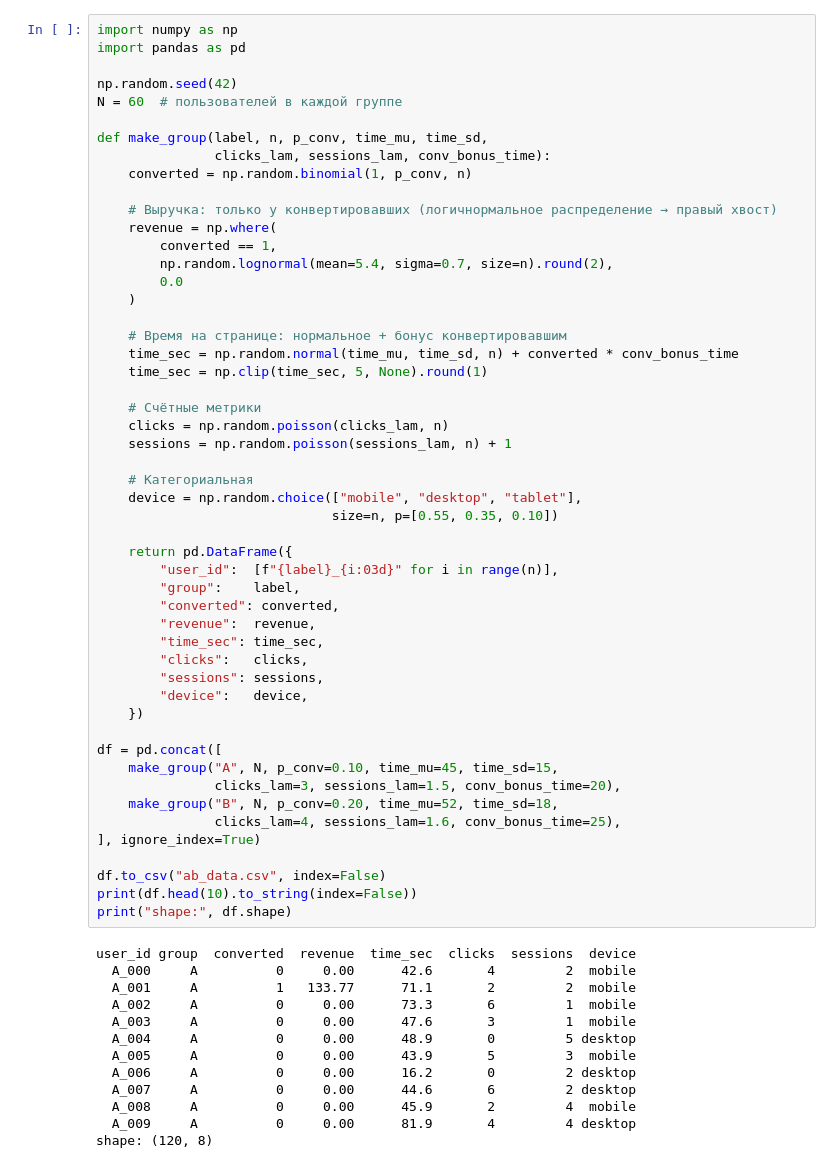
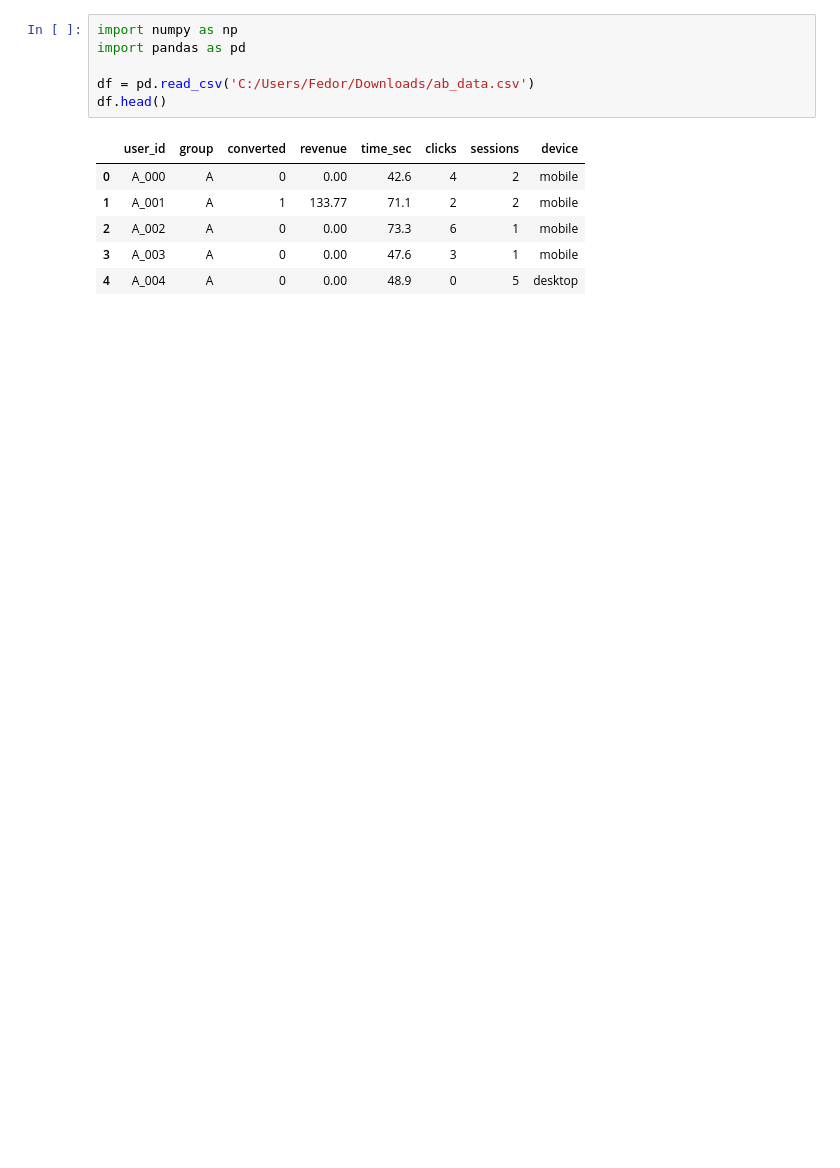
Before and after one commit to FredBrit/fluent_python, a Jupyter notebook: ab_edu.ipynb, the cells around one changed output. Cells and saved outputs as stored; diff of their text form; blank space fills up the shorter version.

```diff
--- a/ab_edu.ipynb
+++ b/ab_edu.ipynb
@@ -1,64 +1,13 @@
 # %%
 import numpy as np
 import pandas as pd
 
-np.random.seed(42)
-N = 60  # пользователей в каждой группе
-
-def make_group(label, n, p_conv, time_mu, time_sd,
-               clicks_lam, sessions_lam, conv_bonus_time):
-    converted = np.random.binomial(1, p_conv, n)
-
-    # Выручка: только у конвертировавших (логичнормальное распределение → правый хвост)
-    revenue = np.where(
-        converted == 1,
-        np.random.lognormal(mean=5.4, sigma=0.7, size=n).round(2),
-        0.0
-    )
-
-    # Время на странице: нормальное + бонус конвертировавшим
-    time_sec = np.random.normal(time_mu, time_sd, n) + converted * conv_bonus_time
-    time_sec = np.clip(time_sec, 5, None).round(1)
-
-    # Счётные метрики
-    clicks = np.random.poisson(clicks_lam, n)
-    sessions = np.random.poisson(sessions_lam, n) + 1
-
-    # Категориальная
-    device = np.random.choice(["mobile", "desktop", "tablet"],
-                              size=n, p=[0.55, 0.35, 0.10])
-
-    return pd.DataFrame({
-        "user_id":  [f"{label}_{i:03d}" for i in range(n)],
-        "group":    label,
-        "converted": converted,
-        "revenue":  revenue,
-        "time_sec": time_sec,
-        "clicks":   clicks,
-        "sessions": sessions,
-        "device":   device,
-    })
-
-df = pd.concat([
-    make_group("A", N, p_conv=0.10, time_mu=45, time_sd=15,
-               clicks_lam=3, sessions_lam=1.5, conv_bonus_time=20),
-    make_group("B", N, p_conv=0.20, time_mu=52, time_sd=18,
-               clicks_lam=4, sessions_lam=1.6, conv_bonus_time=25),
-], ignore_index=True)
-
-df.to_csv("ab_data.csv", index=False)
-print(df.head(10).to_string(index=False))
-print("shape:", df.shape)
+df = pd.read_csv('C:/Users/Fedor/Downloads/ab_data.csv')
+df.head()
 # %% [output]
-user_id group  converted  revenue  time_sec  clicks  sessions  device
-  A_000     A          0     0.00      42.6       4         2  mobile
-  A_001     A          1   133.77      71.1       2         2  mobile
-  A_002     A          0     0.00      73.3       6         1  mobile
-  A_003     A          0     0.00      47.6       3         1  mobile
-  A_004     A          0     0.00      48.9       0         5 desktop
-  A_005     A          0     0.00      43.9       5         3  mobile
-  A_006     A          0     0.00      16.2       0         2 desktop
-  A_007     A          0     0.00      44.6       6         2 desktop
-  A_008     A          0     0.00      45.9       2         4  mobile
-  A_009     A          0     0.00      81.9       4         4 desktop
-shape: (120, 8)
+|  | user_id | group | converted | revenue | time_sec | clicks | sessions | device |
+| 0 | A_000 | A | 0 | 0.00 | 42.6 | 4 | 2 | mobile |
+| 1 | A_001 | A | 1 | 133.77 | 71.1 | 2 | 2 | mobile |
+| 2 | A_002 | A | 0 | 0.00 | 73.3 | 6 | 1 | mobile |
+| 3 | A_003 | A | 0 | 0.00 | 47.6 | 3 | 1 | mobile |
+| 4 | A_004 | A | 0 | 0.00 | 48.9 | 0 | 5 | desktop |
```
Also changed, not shown: parts of 13 cells of this notebook.
